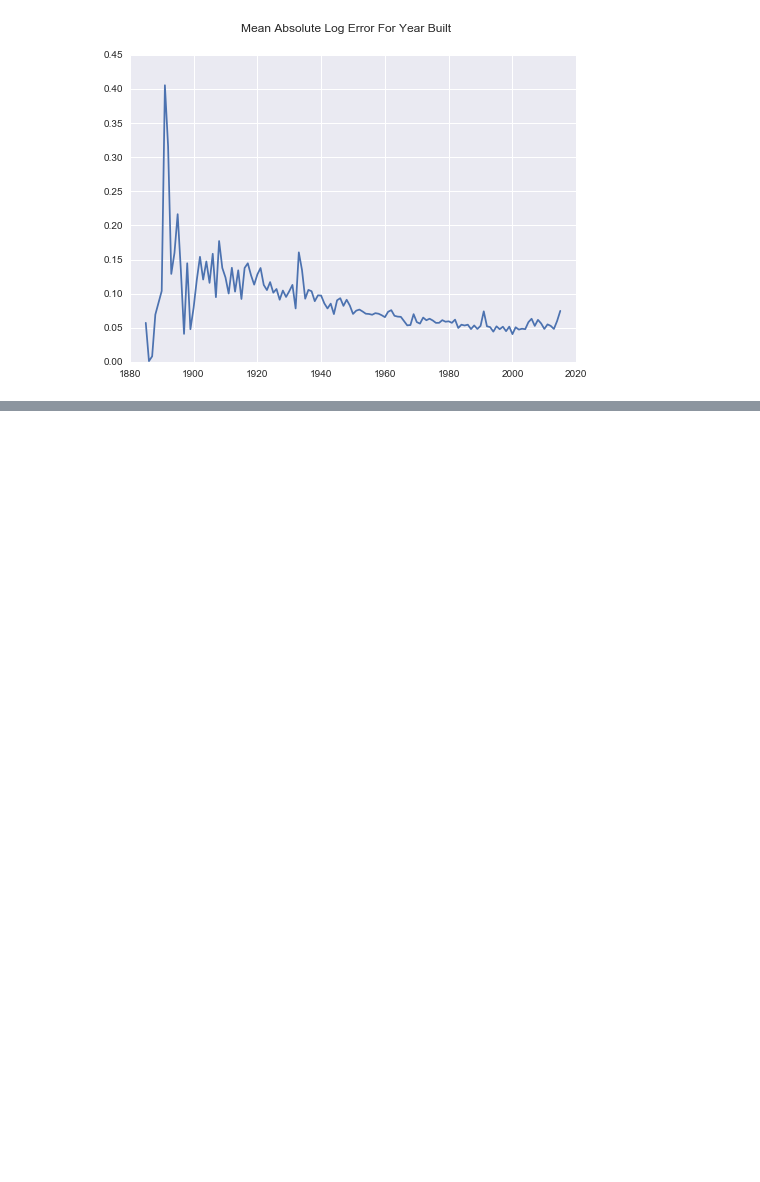
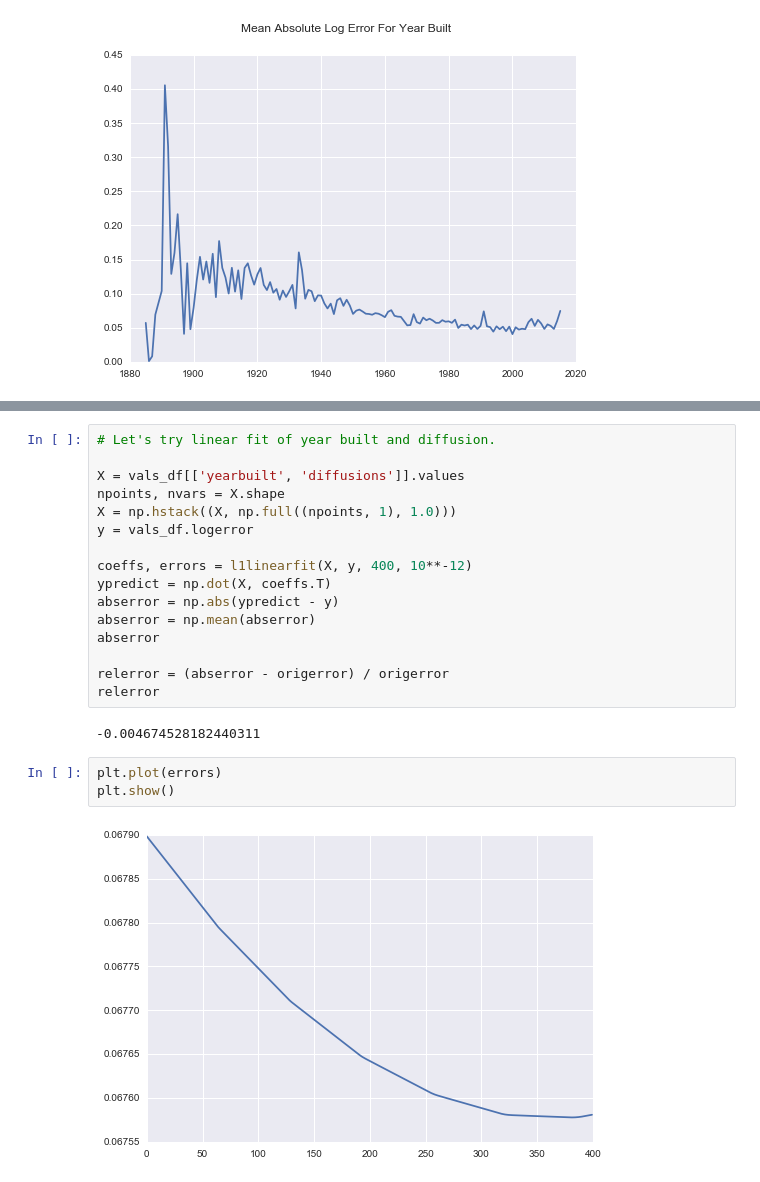
Before and after one commit to MatthewMcGonagle/KaggleZillow, a Jupyter notebook: AnisotropicDiffusionVersion2.ipynb, the cells around one changed output, grey strips where cells are left out. Cells and saved outputs as stored; diff of their text form; blank space fills up the shorter version.

```diff
--- a/AnisotropicDiffusionVersion2.ipynb
+++ b/AnisotropicDiffusionVersion2.ipynb
@@ -150,0 +224,23 @@ for k in ks:
+# %%
+# Let's try linear fit of year built and diffusion.
+
+X = vals_df[['yearbuilt', 'diffusions']].values
+npoints, nvars = X.shape
+X = np.hstack((X, np.full((npoints, 1), 1.0)))
+y = vals_df.logerror
+
+coeffs, errors = l1linearfit(X, y, 400, 10**-12)
+ypredict = np.dot(X, coeffs.T)
+abserror = np.abs(ypredict - y)
+abserror = np.mean(abserror)
+abserror
+
+relerror = (abserror - origerror) / origerror
+relerror
+# %% [output]
+-0.004674528182440311
+# %%
+plt.plot(errors)
+plt.show()
+# %% [output]
+[figure, added]
```
Also changed, not shown: parts of 8 cells of this notebook.
